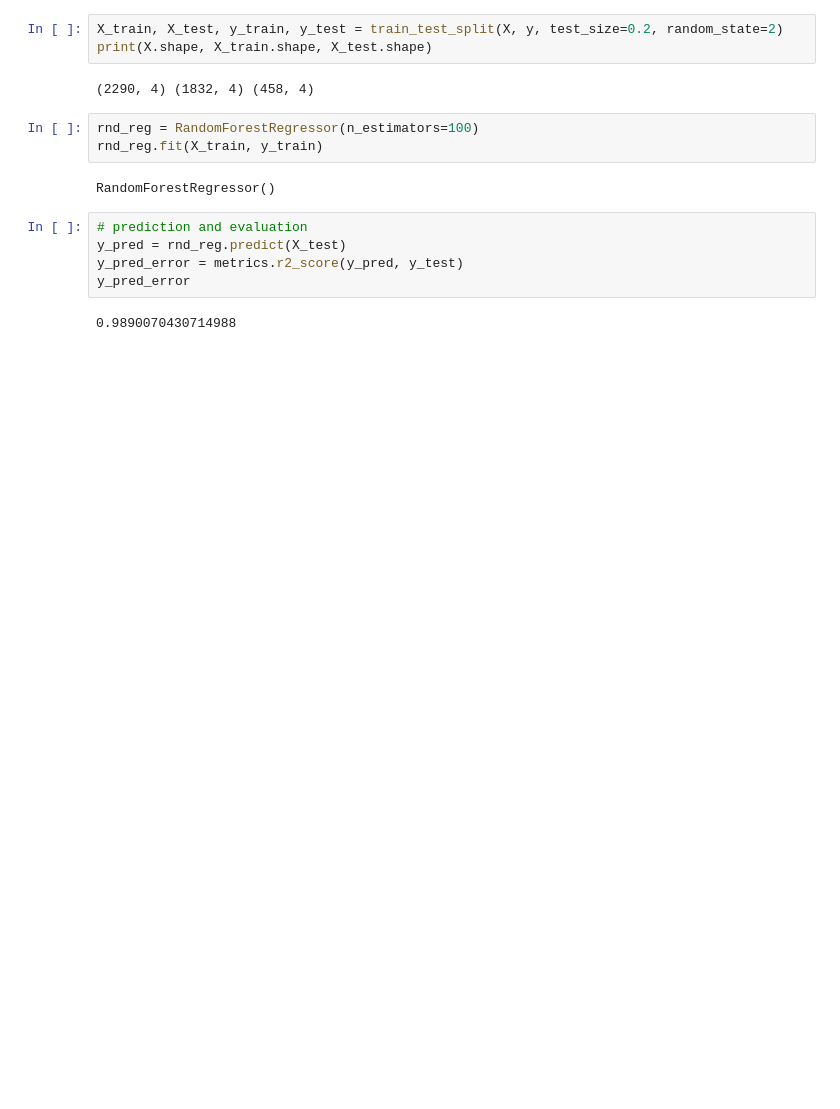
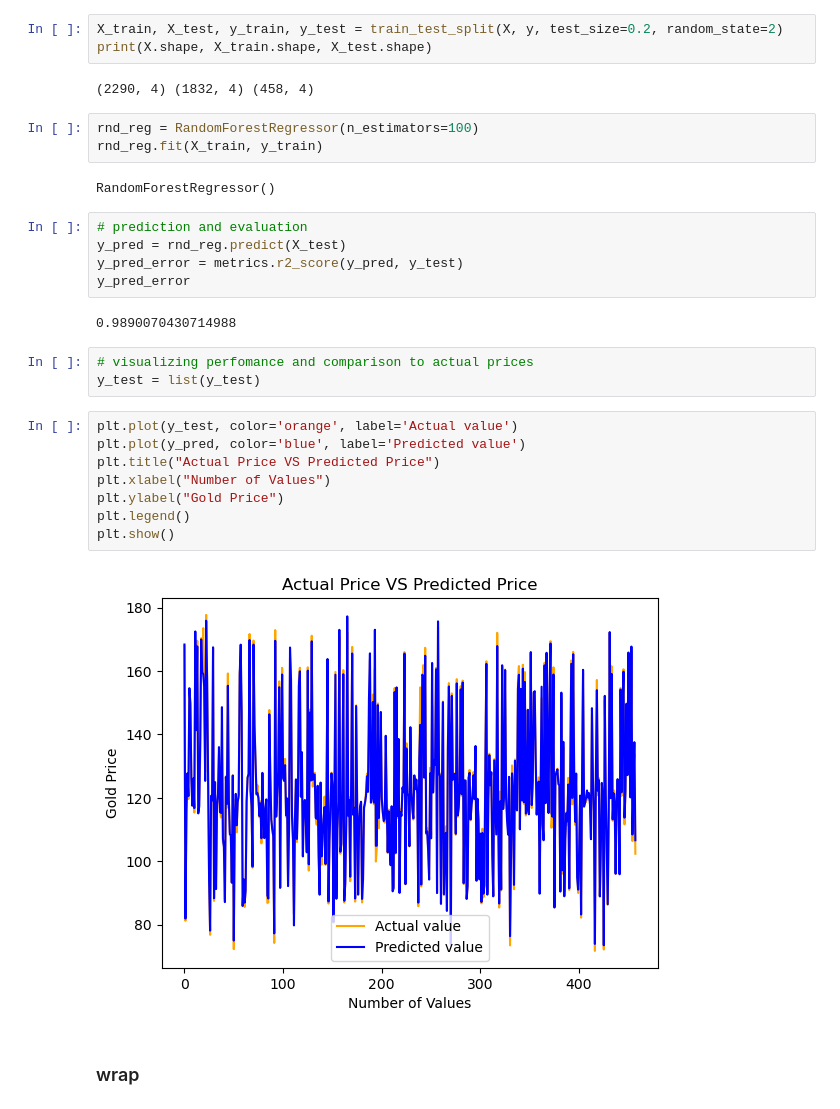
Before and after one commit to kamijoseph/gold_price_predictor, a Jupyter notebook: gold_price_predictor.ipynb, the cells around one changed output. Saved outputs shown, nothing was run; the diff lists cells and outputs as text; blank space fills up the shorter version.

```diff
--- a/gold_price_predictor.ipynb
+++ b/gold_price_predictor.ipynb
@@ -170,3 +170,18 @@ y_pred_error = metrics.r2_score(y_pred, y_test)
 y_pred_error
 # %% [output]
 0.9890070430714988
+# %%
+# visualizing perfomance and comparison to actual prices
+y_test = list(y_test)
+# %%
+plt.plot(y_test, color='orange', label='Actual value')
+plt.plot(y_pred, color='blue', label='Predicted value')
+plt.title("Actual Price VS Predicted Price")
+plt.xlabel("Number of Values")
+plt.ylabel("Gold Price")
+plt.legend()
+plt.show()
+# %% [output]
+[figure, added]
+# %% [markdown]
+### wrap
```
